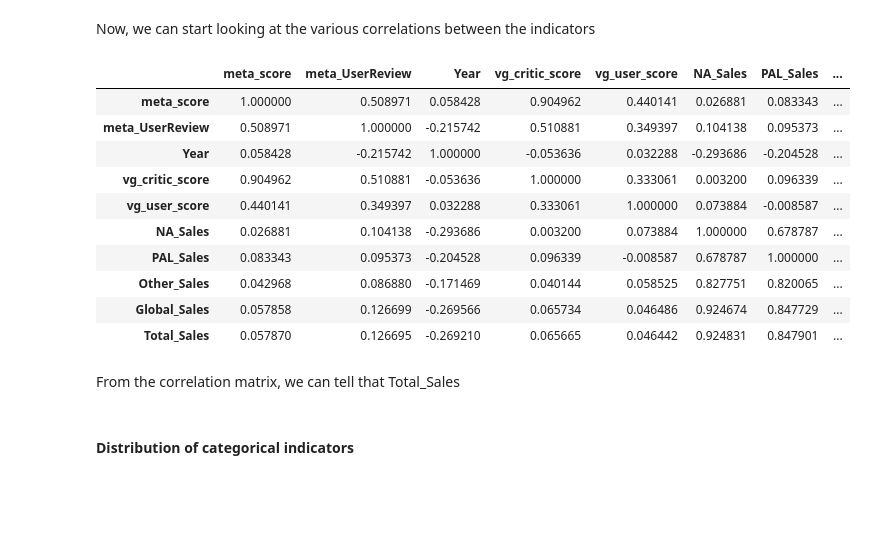
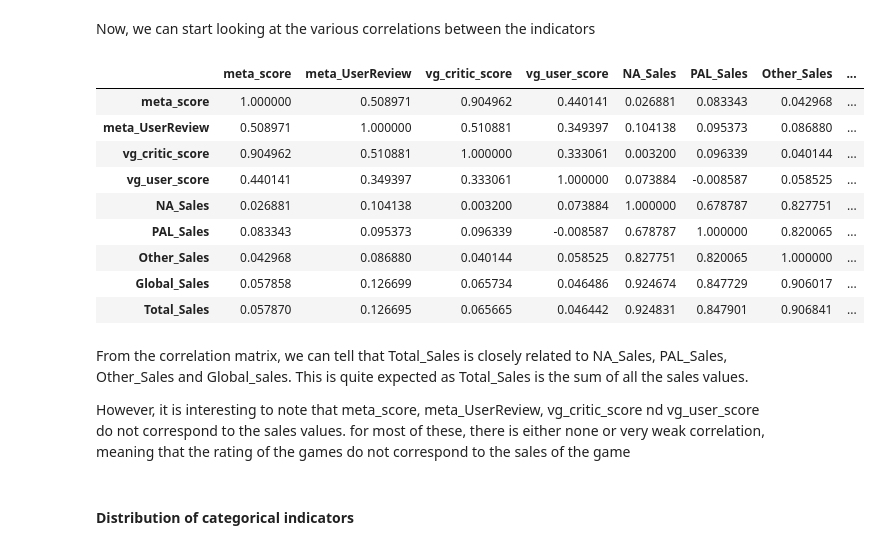
Before and after one commit to Adren98/GAME-SALES-AND-RATINGS-1015-SC3, a Jupyter notebook: EDA/EDA.ipynb, the cells around one changed output. Drawn from its saved outputs; the diff is of its cells as text; code cells hidden in the pictures; blank space fills up the shorter version.

```diff
--- a/EDA/EDA.ipynb
+++ b/EDA/EDA.ipynb
@@ -544,24 +544,25 @@ As seen from the skew values, the skew has been significantly reduced and the da
 Now, we can start looking at the various correlations between the indicators
 # %%
 # correlation between all numerical data
-tempdata = pd.DataFrame(data[["meta_score", "meta_UserReview", "Year", "vg_critic_score", "vg_user_score", "NA_Sales", "PAL_Sales", "Other_Sales", "Global_Sales", "Total_Sales"]])
+tempdata = pd.DataFrame(data[["meta_score", "meta_UserReview",  "vg_critic_score", "vg_user_score", "NA_Sales", "PAL_Sales", "Other_Sales", "Global_Sales", "Total_Sales"]])
 
 # print correlation matrix
 tempdata.corr()
 # %% [output]
-|  | meta_score | meta_UserReview | Year | vg_critic_score | vg_user_score | NA_Sales | PAL_Sales | ... |
-| meta_score | 1.000000 | 0.508971 | 0.058428 | 0.904962 | 0.440141 | 0.026881 | 0.083343 | ... |
-| meta_UserReview | 0.508971 | 1.000000 | -0.215742 | 0.510881 | 0.349397 | 0.104138 | 0.095373 | ... |
-| Year | 0.058428 | -0.215742 | 1.000000 | -0.053636 | 0.032288 | -0.293686 | -0.204528 | ... |
-| vg_critic_score | 0.904962 | 0.510881 | -0.053636 | 1.000000 | 0.333061 | 0.003200 | 0.096339 | ... |
-| vg_user_score | 0.440141 | 0.349397 | 0.032288 | 0.333061 | 1.000000 | 0.073884 | -0.008587 | ... |
-| NA_Sales | 0.026881 | 0.104138 | -0.293686 | 0.003200 | 0.073884 | 1.000000 | 0.678787 | ... |
-| PAL_Sales | 0.083343 | 0.095373 | -0.204528 | 0.096339 | -0.008587 | 0.678787 | 1.000000 | ... |
-| Other_Sales | 0.042968 | 0.086880 | -0.171469 | 0.040144 | 0.058525 | 0.827751 | 0.820065 | ... |
-| Global_Sales | 0.057858 | 0.126699 | -0.269566 | 0.065734 | 0.046486 | 0.924674 | 0.847729 | ... |
-| Total_Sales | 0.057870 | 0.126695 | -0.269210 | 0.065665 | 0.046442 | 0.924831 | 0.847901 | ... |
+|  | meta_score | meta_UserReview | vg_critic_score | vg_user_score | NA_Sales | PAL_Sales | Other_Sales | ... |
+| meta_score | 1.000000 | 0.508971 | 0.904962 | 0.440141 | 0.026881 | 0.083343 | 0.042968 | ... |
+| meta_UserReview | 0.508971 | 1.000000 | 0.510881 | 0.349397 | 0.104138 | 0.095373 | 0.086880 | ... |
+| vg_critic_score | 0.904962 | 0.510881 | 1.000000 | 0.333061 | 0.003200 | 0.096339 | 0.040144 | ... |
+| vg_user_score | 0.440141 | 0.349397 | 0.333061 | 1.000000 | 0.073884 | -0.008587 | 0.058525 | ... |
+| NA_Sales | 0.026881 | 0.104138 | 0.003200 | 0.073884 | 1.000000 | 0.678787 | 0.827751 | ... |
+| PAL_Sales | 0.083343 | 0.095373 | 0.096339 | -0.008587 | 0.678787 | 1.000000 | 0.820065 | ... |
+| Other_Sales | 0.042968 | 0.086880 | 0.040144 | 0.058525 | 0.827751 | 0.820065 | 1.000000 | ... |
+| Global_Sales | 0.057858 | 0.126699 | 0.065734 | 0.046486 | 0.924674 | 0.847729 | 0.906017 | ... |
+| Total_Sales | 0.057870 | 0.126695 | 0.065665 | 0.046442 | 0.924831 | 0.847901 | 0.906841 | ... |
-# %% [markdown]
-From the correlation matrix, we can tell that Total_Sales
+# %% [markdown]
+From the correlation matrix, we can tell that Total_Sales is closely related to NA_Sales, PAL_Sales, Other_Sales and Global_sales. This is quite expected as Total_Sales is the sum of all the sales values.
+
+However, it is interesting to note that meta_score, meta_UserReview, vg_critic_score nd vg_user_score do not correspond to the sales values. for most of these, there is either none or very weak correlation, meaning that the rating of the games do not correspond to the sales of the game
 # %% [markdown]
 #### Distribution of categorical indicators
 # %% [markdown]
```
